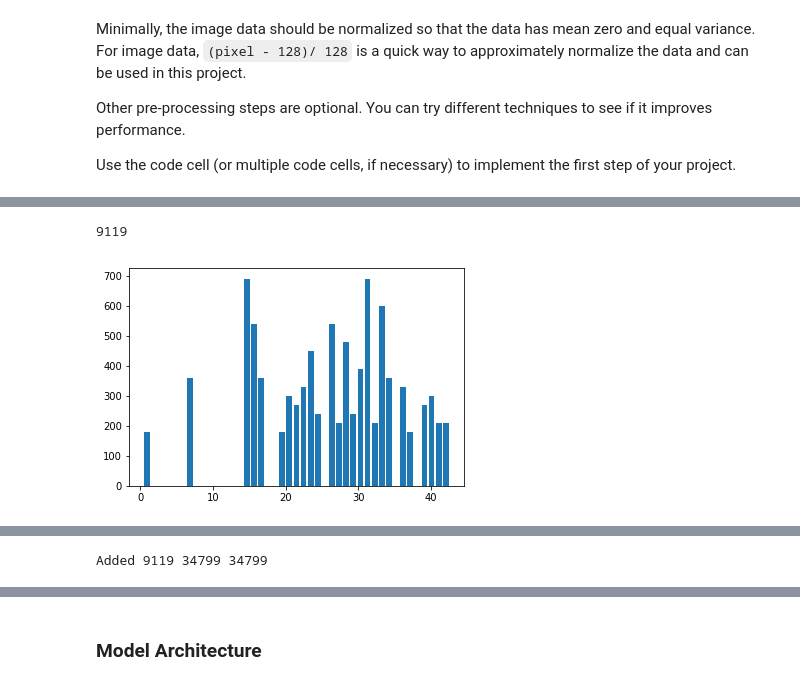
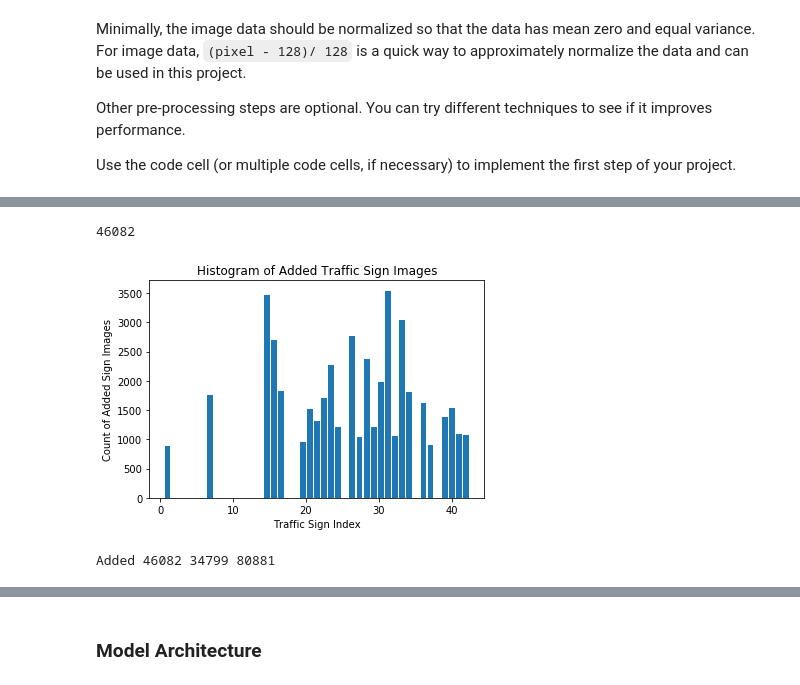
Before and after one commit to gvp-study/CarND-Traffic-Sign-Classifier-Project, a Jupyter notebook: Traffic_Sign_Classifier2.ipynb, the cells around one changed output, grey strips where cells are left out. Saved outputs shown, nothing was run; the diff lists cells and outputs as text; code cells hidden in the pictures.

```diff
--- a/Traffic_Sign_Classifier2.ipynb
+++ b/Traffic_Sign_Classifier2.ipynb
@@ -234,61 +279,66 @@ axs[3].set_title('Brightness')
 # %%
-### Preprocess the data here. It is required to normalize the data. Other preprocessing steps could include
-### converting to grayscale, etc.
-### Feel free to use as many code cells as needed.
+
 import cv2
 import numpy as np
 import tensorflow as tf
 
 EPOCHS = 20
 BATCH_SIZE = 32
 
-for i in range(n_train):
-    X_train[i] = normalize(X_train[i])
-for i in range(n_validation):
-    X_valid[i] = normalize(X_valid[i])
-for i in range(n_test):
-    X_test[i] = normalize(X_test[i])
 
 hist, bins = np.histogram(y_train, bins=n_classes)
 X_add = []
 y_add = []
-for i in range(n_train):
-    index = random.randint(0, n_train)
-    indimage = X_train[i]
-    indlabel = y_train[i]
-    if(hist[indlabel] < 800):
-        newimage = translate(rotate(brightness(indimage), 6), 3, 3)
+count_threshold = 1000
+
+for i in range(n_train*5):
+    index = random.randint(0, n_train-1)
+    indimage = X_train[index]
+    indlabel = y_train[index]
+    class_indices = np.where(y_add == index)
+    n_samples = len(class_indices[0])
+    if(hist[indlabel] < count_threshold & hist[len(class_indices)] < count_threshold):
+        newimage = translate(rotate(warp(indimage, 3), 6), 3, 3)
         X_add.append(newimage)
         y_add.append(indlabel)
 print(len(X_add))
 hist, bins = np.histogram(y_add, bins=n_classes)
 bins = bins[1:]
+
+fig = plt.figure()
 plt.bar(bins, hist)
-plt.figure()
+plt.ylabel('Count of Added Sign Images')
+plt.xlabel('Traffic Sign Index')
+plt.title('Histogram of Added Traffic Sign Images')
+plt.show()
+fig.savefig('examples/added-training-hist.png')
+
+plt.close()
+
+n_add = len(X_add)
+#for i in range(n_add):
+    #X_train = np.concatenate((X_train, [X_add[i]]), axis=0)
+    #y_train = np.concatenate((y_train, [y_add[i]]), axis=0)
+
+X_train = np.concatenate((X_train, X_add), axis=0)
+y_train = np.concatenate((y_train, y_add), axis=0)
+
+
+n_aug = len(y_train)
+print('Added', n_add, n_train, n_aug)
+
+hist, bins = np.histogram(y_train, bins=n_classes)
+bins = bins[1:]
+
+fig = plt.figure()
+plt.bar(bins, hist)
 plt.ylabel('Count of Sign Images')
 plt.xlabel('Traffic Sign Index')
 plt.title('Histogram of Training Traffic Sign Images')
 plt.show()
+fig.savefig('examples/total-training-hist.png')
 plt.close()
-
-n_add = len(X_add)
-#for i in range(n_add):
-#    X_train = np.concatenate((X_train, [X_add[i]]), axis=0)
-#    y_train = np.concatenate((y_train, [y_add[i]]), axis=0)
-
-n_aug = len(y_train)
-print('Added', n_add, n_train, n_aug)
-
-hist, bins = np.histogram(y_train, bins=n_aug)
-bins = bins[1:]
-plt.bar(bins, hist)
-
-plt.figure()
-plt.ylabel('Count of Sign Images')
-plt.xlabel('Traffic Sign Index')
-plt.title('Histogram of Training Traffic Sign Images')
-plt.show()
-plt.close()
 # %% [output]
-9119
+46082
-[figure, old version]
+[figure, new version]
+Added 46082 34799 80881
@@ -296 +345,0 @@ plt.close()
-Added 9119 34799 34799
```
Also changed, not shown: parts of 11 cells of this notebook.
